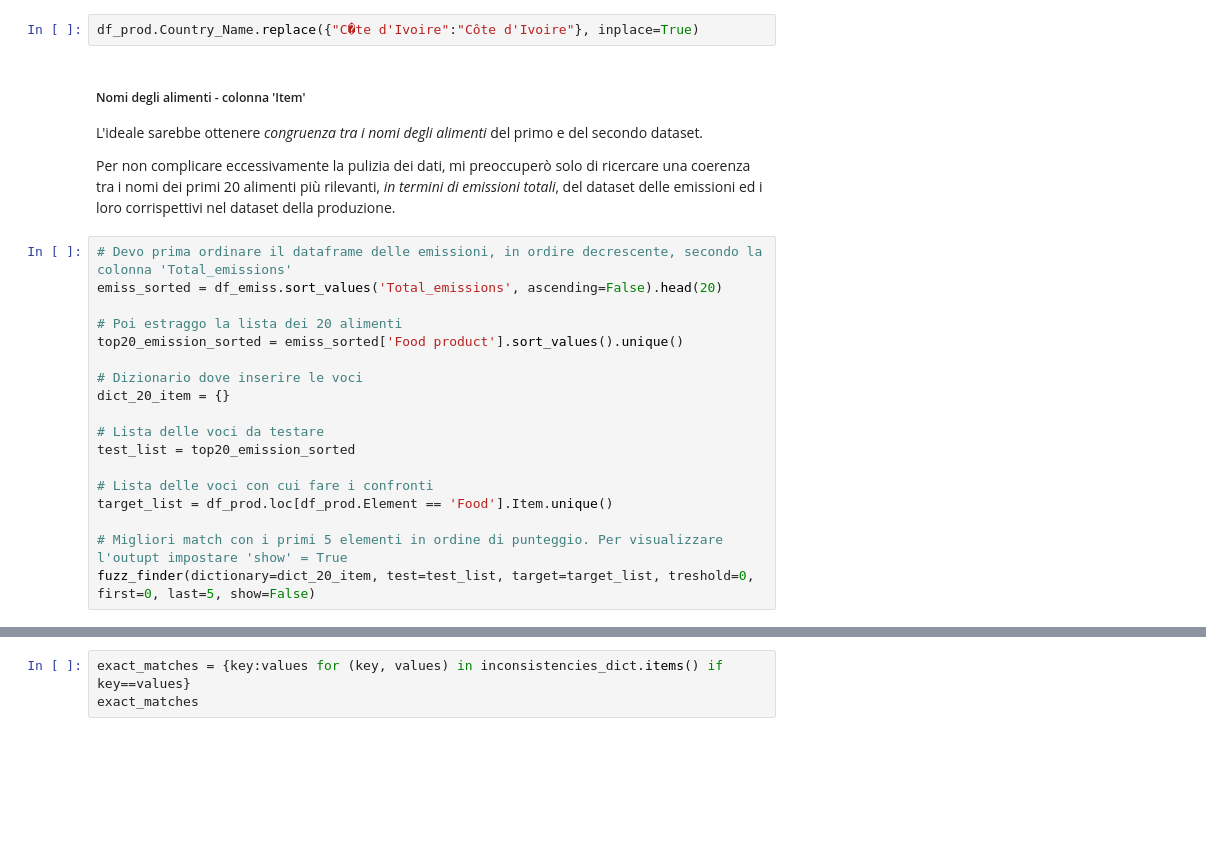
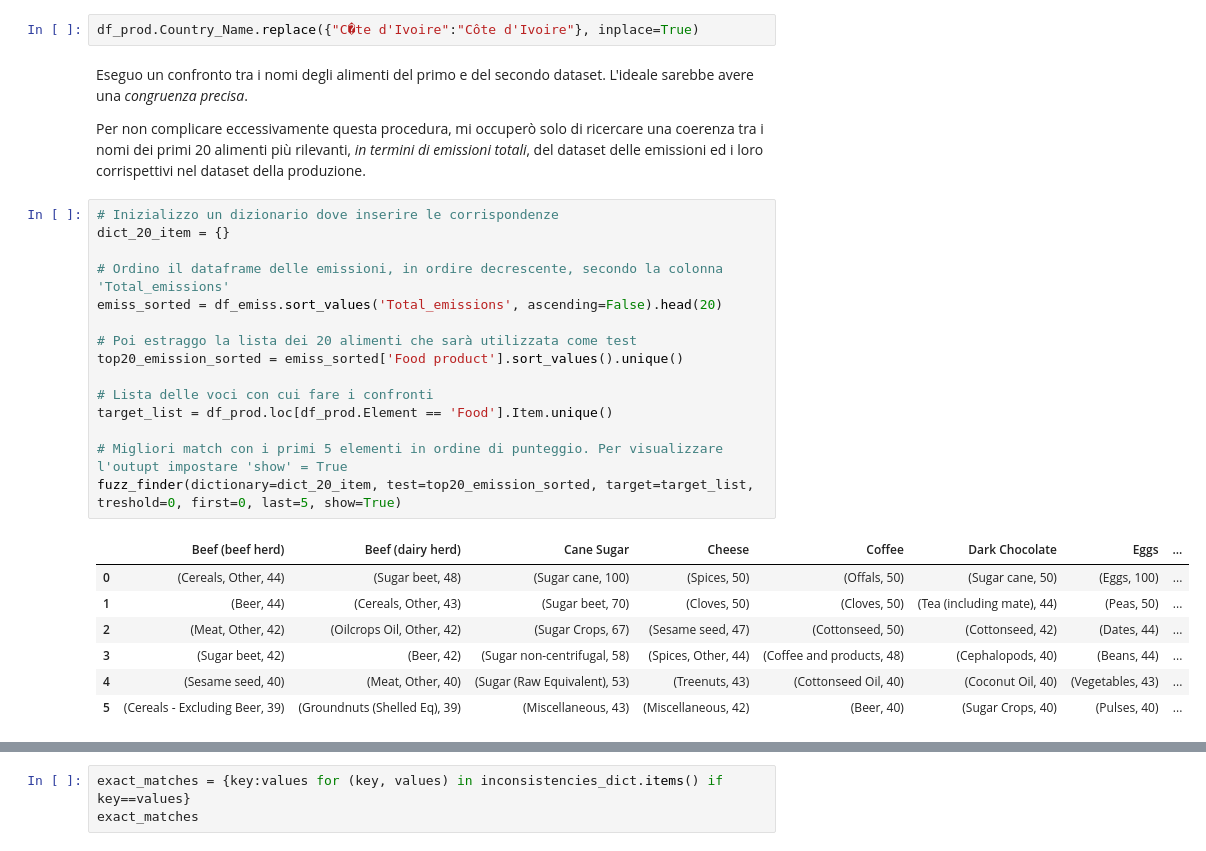
Before and after one commit to TheHextech/start2impact, a Jupyter notebook: Data_Science/Food_Project_DataVisualization_DataManipulation/EmanueleImmesiDataVis.ipynb, the cells around one changed output, grey strips where cells are left out. Saved outputs shown, nothing was run; the diff lists cells and outputs as text; blank space fills up the shorter version.

```diff
--- a/Data_Science/Food_Project_DataVisualization_DataManipulation/EmanueleImmesiDataVis.ipynb
+++ b/Data_Science/Food_Project_DataVisualization_DataManipulation/EmanueleImmesiDataVis.ipynb
@@ -327,29 +334,32 @@ Non sono presenti voci duplicate o formattate male tra i nomi dei paesi. C'è so
 # %%
 df_prod.Country_Name.replace({"C�te d'Ivoire":"Côte d'Ivoire"}, inplace=True)
 # %% [markdown]
-##### Nomi degli alimenti - colonna 'Item'
+Eseguo un confronto tra i nomi degli alimenti del primo e del secondo dataset. L'ideale sarebbe avere una *congruenza precisa*.
 
-L'ideale sarebbe ottenere *congruenza tra i nomi degli alimenti* del primo e del secondo dataset.
-
-Per non complicare eccessivamente la pulizia dei dati, mi preoccuperò solo di ricercare una coerenza tra i nomi dei primi 20 alimenti più rilevanti, *in termini di emissioni totali*, del dataset delle emissioni ed i loro corrispettivi nel dataset della produzione.
+Per non complicare eccessivamente questa procedura, mi occuperò solo di ricercare una coerenza tra i nomi dei primi 20 alimenti più rilevanti, *in termini di emissioni totali*, del dataset delle emissioni ed i loro corrispettivi nel dataset della produzione.
 # %%
-# Devo prima ordinare il dataframe delle emissioni, in ordire decrescente, secondo la colonna 'Total_emissions'
+# Inizializzo un dizionario dove inserire le corrispondenze
+dict_20_item = {}
+
+# Ordino il dataframe delle emissioni, in ordire decrescente, secondo la colonna 'Total_emissions'
 emiss_sorted = df_emiss.sort_values('Total_emissions', ascending=False).head(20)
 
-# Poi estraggo la lista dei 20 alimenti
+# Poi estraggo la lista dei 20 alimenti che sarà utilizzata come test
 top20_emission_sorted = emiss_sorted['Food product'].sort_values().unique()
-
-# Dizionario dove inserire le voci
-dict_20_item = {}
-
-# Lista delle voci da testare
-test_list = top20_emission_sorted
 
 # Lista delle voci con cui fare i confronti
 target_list = df_prod.loc[df_prod.Element == 'Food'].Item.unique()
 
 # Migliori match con i primi 5 elementi in ordine di punteggio. Per visualizzare l'outupt impostare 'show' = True
-fuzz_finder(dictionary=dict_20_item, test=test_list, target=target_list, treshold=0, first=0, last=5, show=False)
+fuzz_finder(dictionary=dict_20_item, test=top20_emission_sorted, target=target_list, treshold=0, first=0, last=5, show=True)
+# %% [output]
+|  | Beef (beef herd) | Beef (dairy herd) | Cane Sugar | Cheese | Coffee | Dark Chocolate | Eggs | ... |
+| 0 | (Cereals, Other, 44) | (Sugar beet, 48) | (Sugar cane, 100) | (Spices, 50) | (Offals, 50) | (Sugar cane, 50) | (Eggs, 100) | ... |
+| 1 | (Beer, 44) | (Cereals, Other, 43) | (Sugar beet, 70) | (Cloves, 50) | (Cloves, 50) | (Tea (including mate), 44) | (Peas, 50) | ... |
+| 2 | (Meat, Other, 42) | (Oilcrops Oil, Other, 42) | (Sugar Crops, 67) | (Sesame seed, 47) | (Cottonseed, 50) | (Cottonseed, 42) | (Dates, 44) | ... |
+| 3 | (Sugar beet, 42) | (Beer, 42) | (Sugar non-centrifugal, 58) | (Spices, Other, 44) | (Coffee and products, 48) | (Cephalopods, 40) | (Beans, 44) | ... |
+| 4 | (Sesame seed, 40) | (Meat, Other, 40) | (Sugar (Raw Equivalent), 53) | (Treenuts, 43) | (Cottonseed Oil, 40) | (Coconut Oil, 40) | (Vegetables, 43) | ... |
+| 5 | (Cereals - Excluding Beer, 39) | (Groundnuts (Shelled Eq), 39) | (Miscellaneous, 43) | (Miscellaneous, 42) | (Beer, 40) | (Sugar Crops, 40) | (Pulses, 40) | ... |
 # %%
 # Il dizionario qui sotto è stato creato da quello costruito nella cella precedente.
 # Per ogni chiave ho eliminato tutti i valori tranne uno, quello maggiormente attinente col nome della chiave.
```
Also changed, not shown: parts of 53 cells of this notebook.
